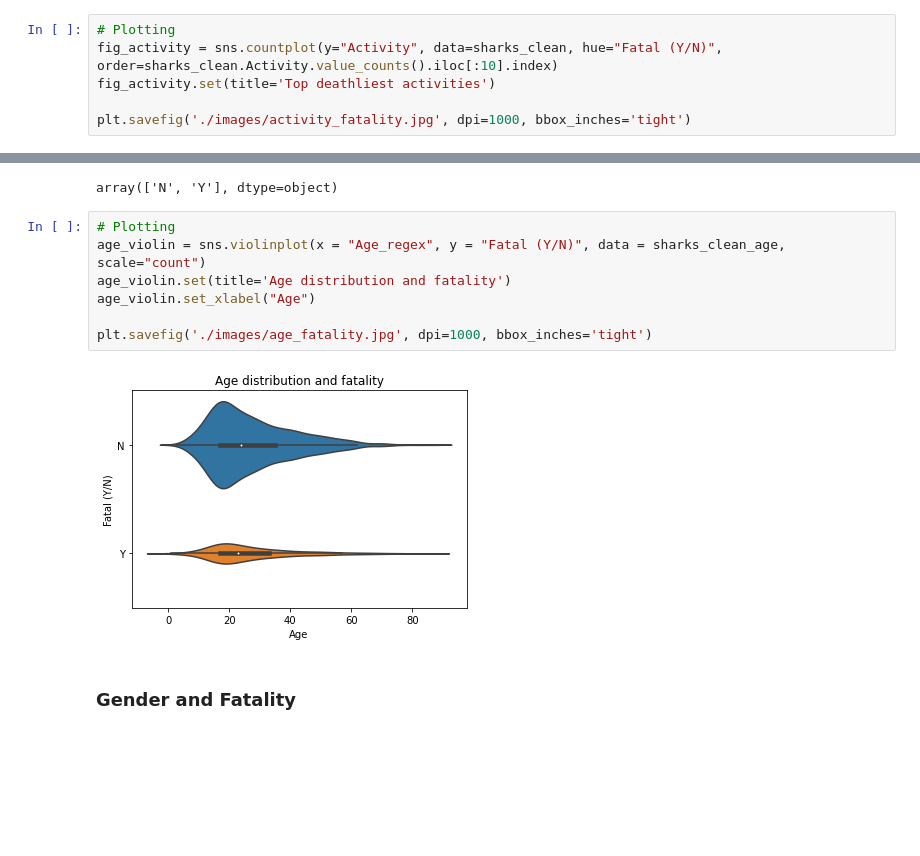
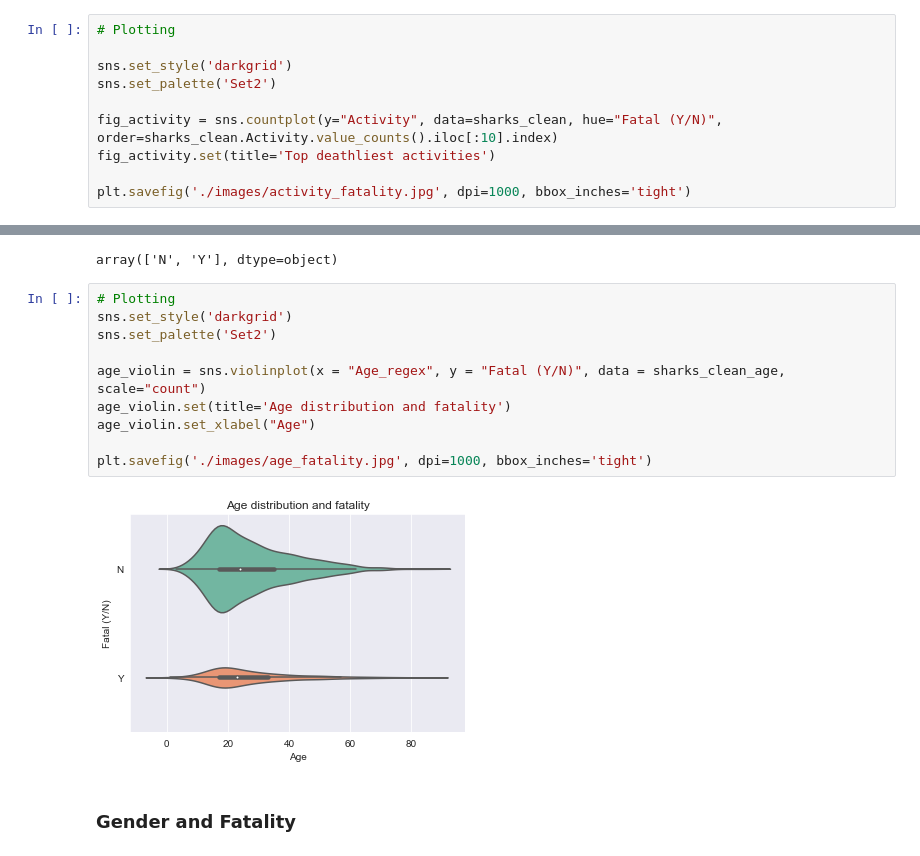
Before and after one commit to mplanasgit/project-1, a Jupyter notebook: my_project_analysis.ipynb, the cells around one changed output, grey strips where cells are left out. Drawn from its saved outputs; the diff is of its cells as text; blank space fills up the shorter version.

```diff
--- a/my_project_analysis.ipynb
+++ b/my_project_analysis.ipynb
@@ -167,6 +167,10 @@ Name: Fatal (Y/N), dtype: int64
 ### Visualization
 # %%
 # Plotting
+
+sns.set_style('darkgrid')
+sns.set_palette('Set2')
+
 fig_activity = sns.countplot(y="Activity", data=sharks_clean, hue="Fatal (Y/N)", order=sharks_clean.Activity.value_counts().iloc[:10].index)
 fig_activity.set(title='Top deathliest activities')
 
@@ -944,13 +985,16 @@ sharks_clean_age["Fatal (Y/N)"].unique()
 array(['N', 'Y'], dtype=object)
 # %%
 # Plotting
+sns.set_style('darkgrid')
+sns.set_palette('Set2')
+
 age_violin = sns.violinplot(x = "Age_regex", y = "Fatal (Y/N)", data = sharks_clean_age, scale="count")
 age_violin.set(title='Age distribution and fatality')
 age_violin.set_xlabel("Age")
 
 plt.savefig('./images/age_fatality.jpg', dpi=1000, bbox_inches='tight')
 # %% [output]
-[figure, old version]
+[figure, new version]
 # %% [markdown]
 ### Gender and Fatality
 # %%
```
Also changed, not shown: parts of 50 cells of this notebook, 11 other files.
